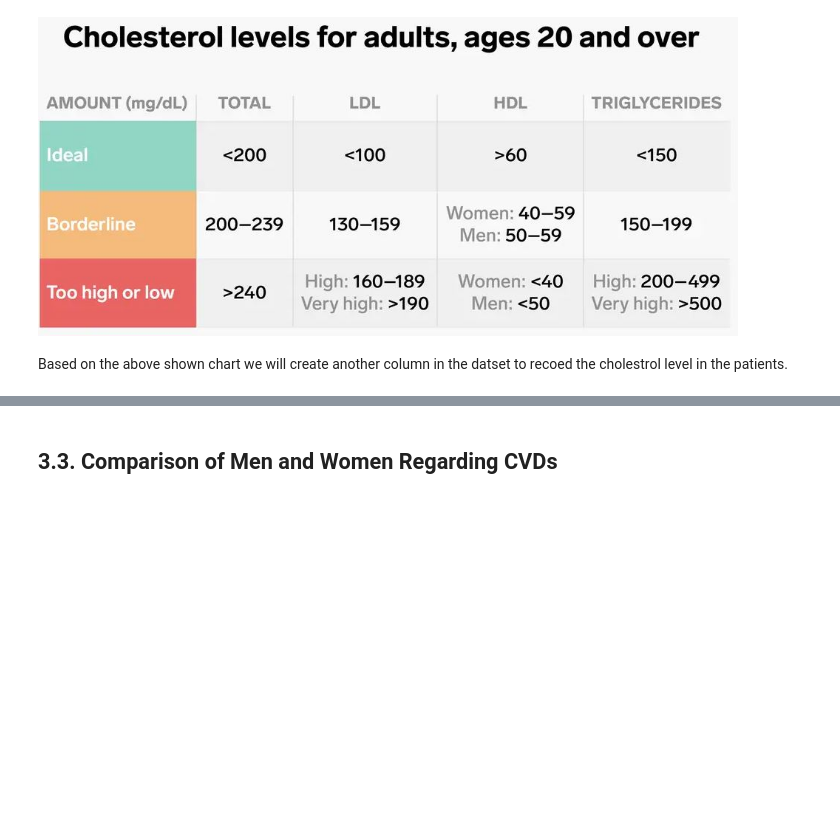
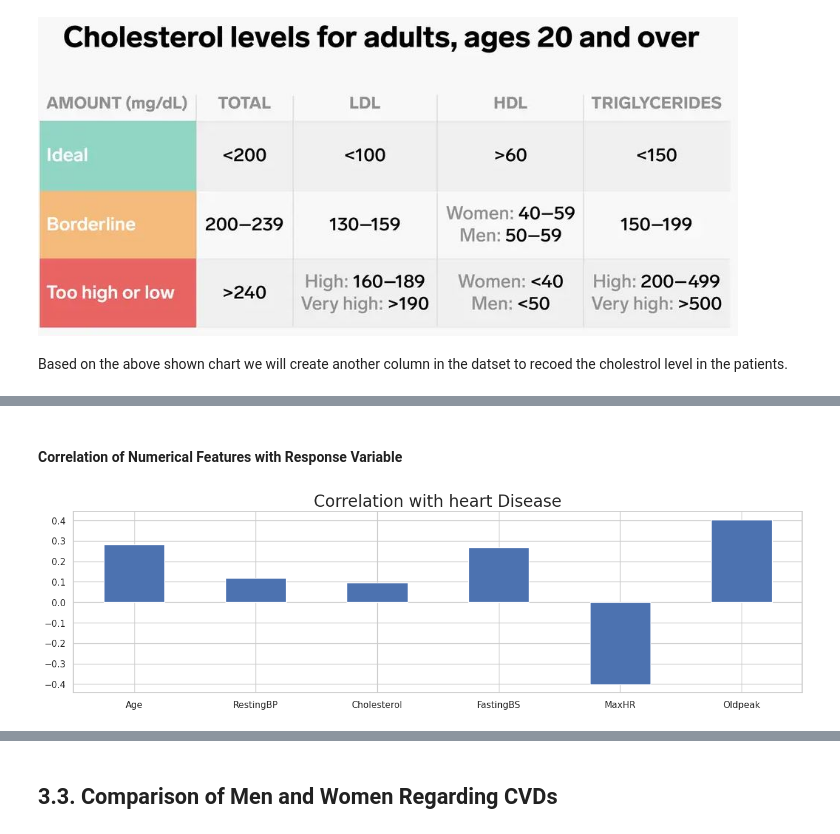
Before and after one commit to jrakhshanda55/Ausaf_ML, a Jupyter notebook: project1.ipynb, the cells around one changed output, grey strips where cells are left out. Drawn from its saved outputs; the diff is of its cells as text; code cells hidden in the pictures; blank space fills up the shorter version.

```diff
--- a/project1.ipynb
+++ b/project1.ipynb
@@ -318,0 +316,12 @@ plt.show()
+# %% [markdown]
+#### Correlation of Numerical Features with Response Variable
+# %%
+#Correlation with Response Variable class
+X = df.drop(['HeartDisease'], axis=1)
+y = df['HeartDisease']
+X.corrwith(y).plot.bar(figsize=(16, 4), rot=90, grid=True)
+plt.title('Correlation with heart Disease',fontsize=20)
+plt.xticks(rotation=0)
+plt.show()
+# %% [output]
+[figure, added]
```
Also changed, not shown: parts of 23 cells of this notebook.
